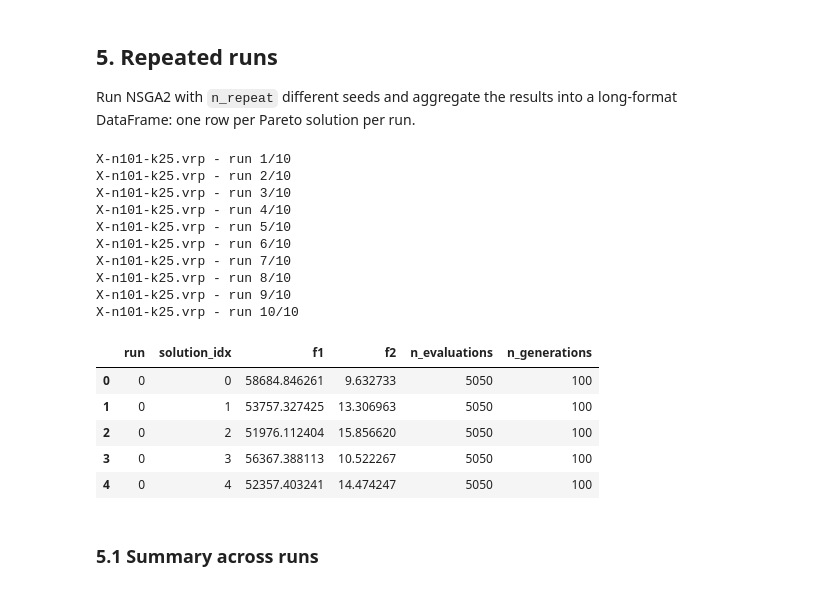
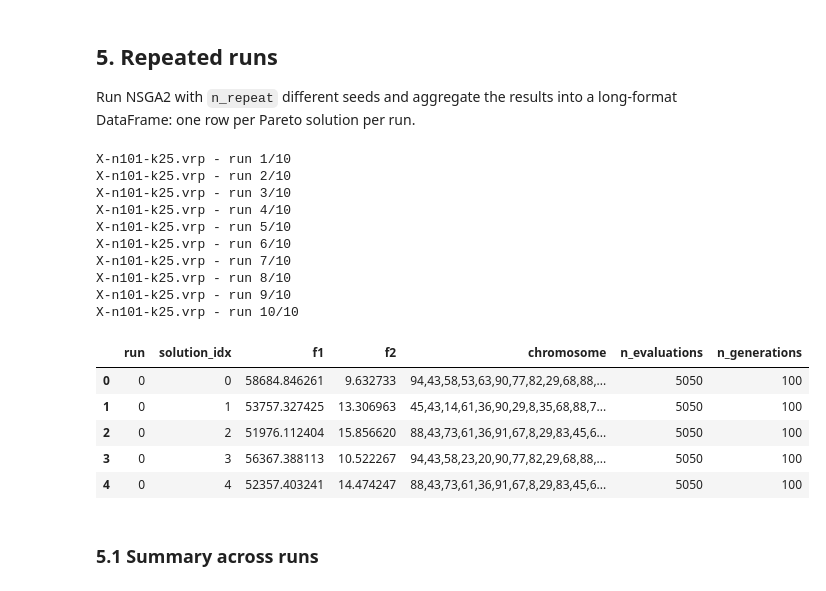
Before and after one commit to nikolalukic167/bao_cvrp, a Jupyter notebook: notebooks/run_nsga2.ipynb, the cells around one changed output. Drawn from its saved outputs; the diff is of its cells as text; code cells hidden in the pictures.

Commit message:
fix(notebooks): unpack tuple return from run_single_experiment (5. Repeated runs)
Signed-off-by: Andrei Carp <andrei.krp@gmail.com>

```diff
--- a/notebooks/run_nsga2.ipynb
+++ b/notebooks/run_nsga2.ipynb
@@ -98,31 +98,31 @@ plt.show()
 
 Run NSGA2 with `n_repeat` different seeds and aggregate the results into a long-format DataFrame: one row per Pareto solution per run.
 # %%
-df = executer.run_repeated_experiment(
+df, history = executer.run_repeated_experiment(
     INSTANCE_NAME,
     n_repeat=N_REPEAT_DEMO,
     pop_size=POP_SIZE,
     max_generations=MAX_GENERATIONS,
 )
 
 df.head()
 # %% [output]
 X-n101-k25.vrp - run 1/10
 X-n101-k25.vrp - run 2/10
 X-n101-k25.vrp - run 3/10
 X-n101-k25.vrp - run 4/10
 X-n101-k25.vrp - run 5/10
 X-n101-k25.vrp - run 6/10
 X-n101-k25.vrp - run 7/10
 X-n101-k25.vrp - run 8/10
 X-n101-k25.vrp - run 9/10
 X-n101-k25.vrp - run 10/10
-|  | run | solution_idx | f1 | f2 | n_evaluations | n_generations |
-| 0 | 0 | 0 | 58684.846261 | 9.632733 | 5050 | 100 |
-| 1 | 0 | 1 | 53757.327425 | 13.306963 | 5050 | 100 |
-| 2 | 0 | 2 | 51976.112404 | 15.856620 | 5050 | 100 |
-| 3 | 0 | 3 | 56367.388113 | 10.522267 | 5050 | 100 |
-| 4 | 0 | 4 | 52357.403241 | 14.474247 | 5050 | 100 |
+|  | run | solution_idx | f1 | f2 | chromosome | n_evaluations | n_generations |
+| 0 | 0 | 0 | 58684.846261 | 9.632733 | 94,43,58,53,63,90,77,82,29,68,88,... | 5050 | 100 |
+| 1 | 0 | 1 | 53757.327425 | 13.306963 | 45,43,14,61,36,90,29,8,35,68,88,7... | 5050 | 100 |
+| 2 | 0 | 2 | 51976.112404 | 15.856620 | 88,43,73,61,36,91,67,8,29,83,45,6... | 5050 | 100 |
+| 3 | 0 | 3 | 56367.388113 | 10.522267 | 94,43,58,23,20,90,77,82,29,68,88,... | 5050 | 100 |
+| 4 | 0 | 4 | 52357.403241 | 14.474247 | 88,43,73,61,36,91,67,8,29,83,45,6... | 5050 | 100 |
 # %% [markdown]
 ### 5.1 Summary across runs
 # %%
```
Also changed, not shown: parts of 1 cell of this notebook, 2 other files.
